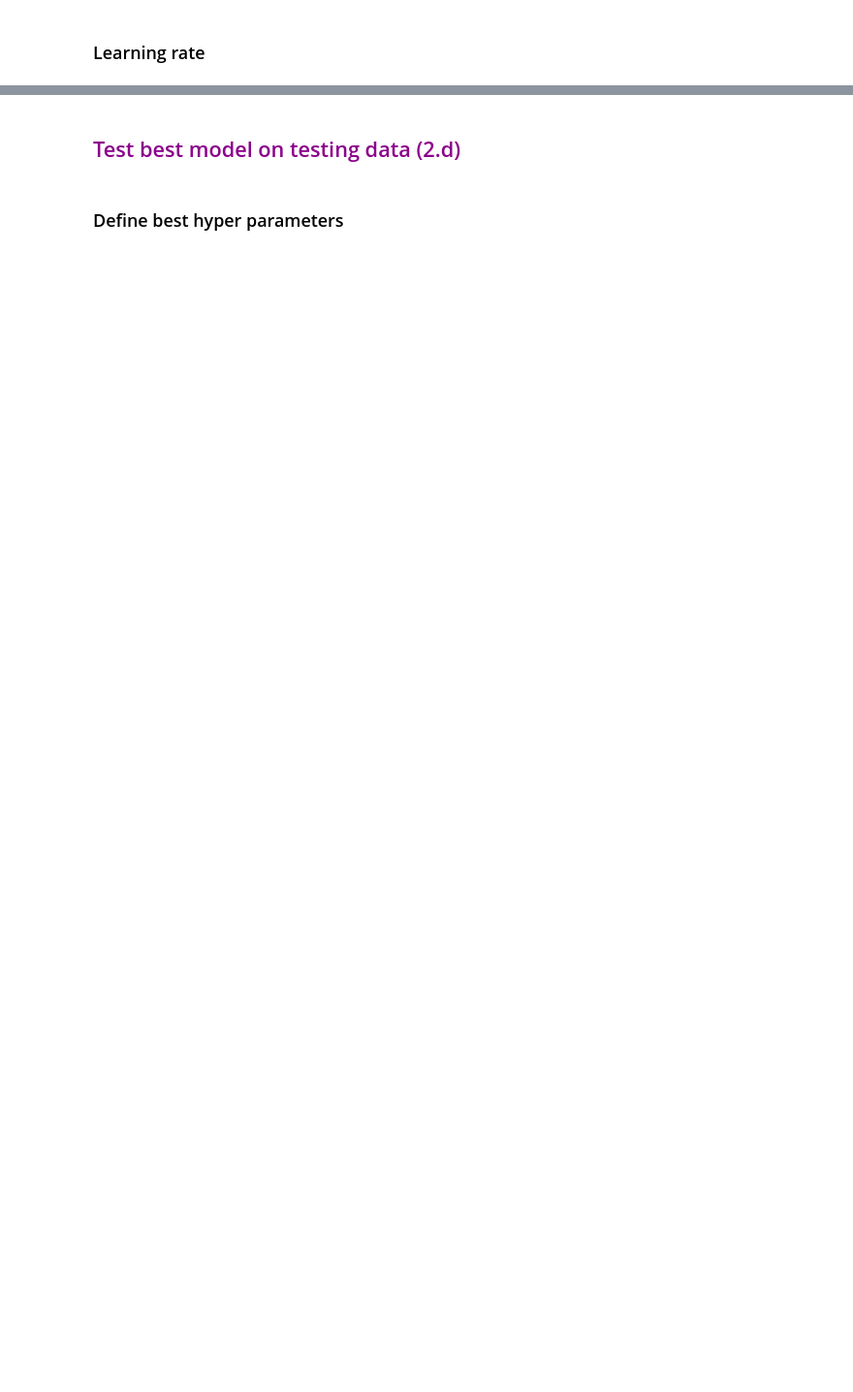
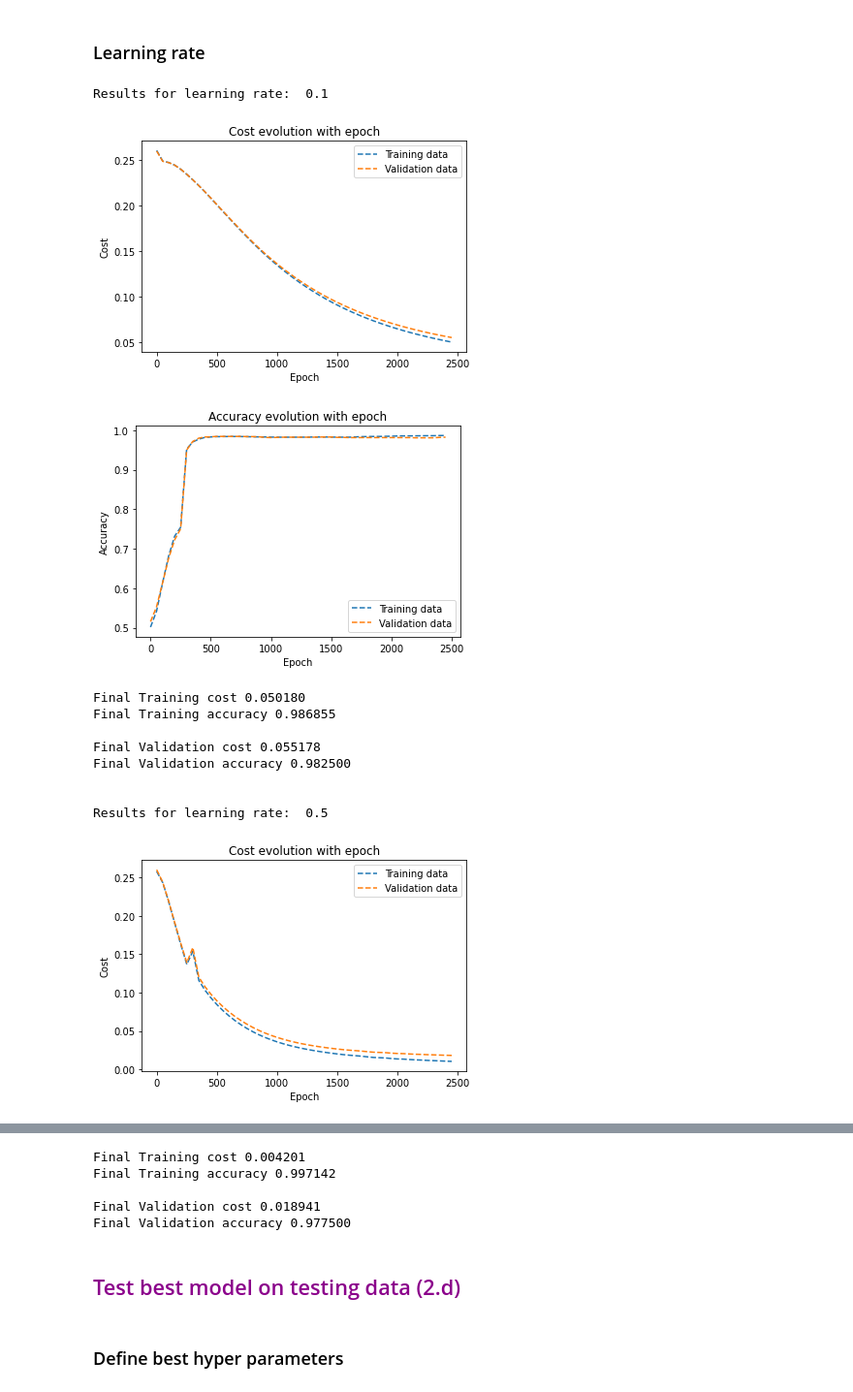
Before and after one commit to sofiagonga/ML_manybody_physics, a Jupyter notebook: ising_phase_classifier/classification_FNN.ipynb, the cells around one changed output, grey strips where cells are left out. Shown at 97% size. Cells and saved outputs as stored; diff of their text form; code cells hidden in the pictures; blank space fills up the shorter version.

```diff
--- a/ising_phase_classifier/classification_FNN.ipynb
+++ b/ising_phase_classifier/classification_FNN.ipynb
@@ -300,12 +341,29 @@ N_epochs = 3000
+# %%
+N_epochs = 2500 # number of times to run gradient descent
+weight_decay = 1e-5
+num_neurons = 100
 # %%
 learning_rates = [0.1, 0.5, 1, 2]
 
 for learning_rate in learning_rates:
-    epoch_list, cost_training, cost_validation, acc_training, acc_validation = train_model(N_epochs, x_train, x_val, y_train, y_val, y_onehot_train, y_onehot_val, lr = learning_rate)
+    epoch_list, cost_training, cost_validation, acc_training, acc_validation = train_model(N_epochs, x_train, x_val, y_train, y_val, y_onehot_train, y_onehot_val, lr = learning_rate, nl_h1 = num_neurons, wd = weight_decay)
 
-    print("Results for weight decay: ", weight_decay)
+    print("Results for learning rate: ", learning_rate)
     plot_fnn_params(epoch_list, cost_training, cost_validation, 'Cost')
     plot_fnn_params(epoch_list, acc_training, acc_validation, 'Accuracy')
     print("Final Training cost %f\nFinal Training accuracy %f\n" % (cost_training[-1], acc_training[-1]) )
     print("Final Validation cost %f\nFinal Validation accuracy %f\n" % (cost_validation[-1], acc_validation[-1]) )
     print("")
+# %% [output]
+Results for learning rate:  0.1
+[figure, added]
+[figure, added]
+Final Training cost 0.050180
+Final Training accuracy 0.986855
+
+Final Validation cost 0.055178
+Final Validation accuracy 0.982500
+
+
+Results for learning rate:  0.5
+[figure, added]
@@ -312,3 +391,8 @@ for learning_rate in learning_rates:
+Final Training cost 0.004201
+Final Training accuracy 0.997142
+
+Final Validation cost 0.018941
+Final Validation accuracy 0.977500
 # %% [markdown]
 ##  <span style="color:#8B008B"> Test best model on testing data (2.d) </span>
 # %% [markdown]
```
Also changed, not shown: parts of 29 cells of this notebook.
